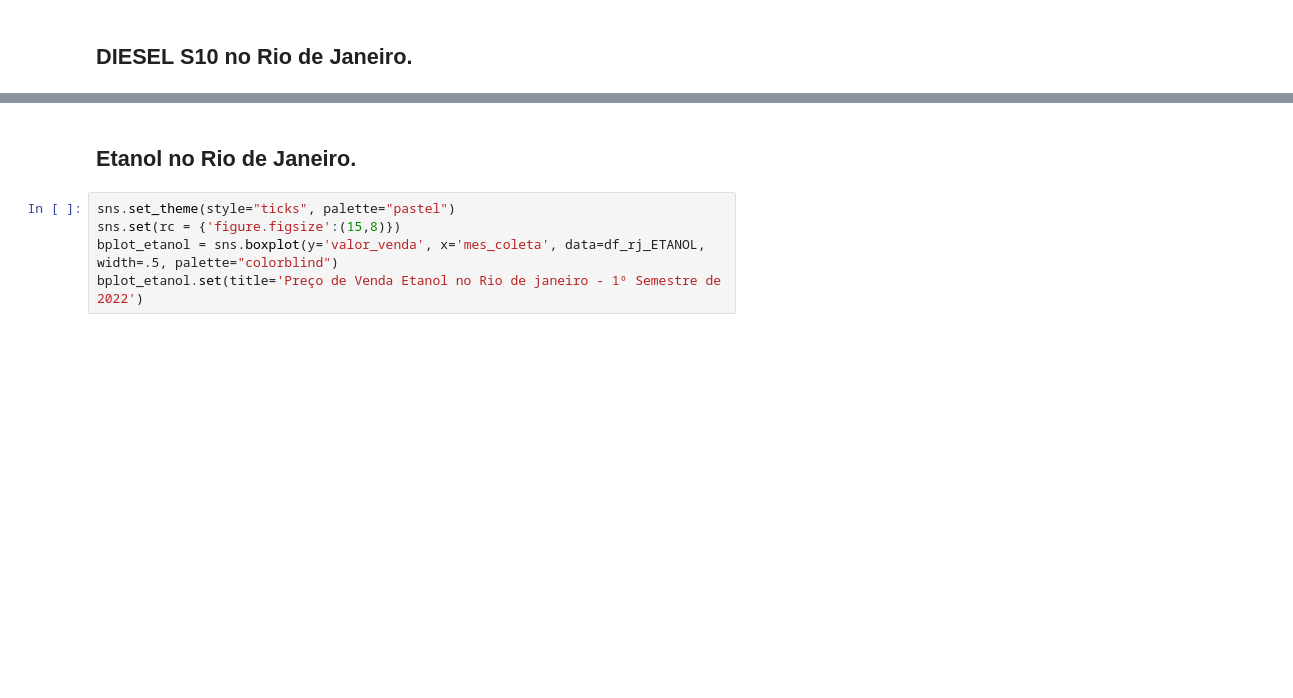
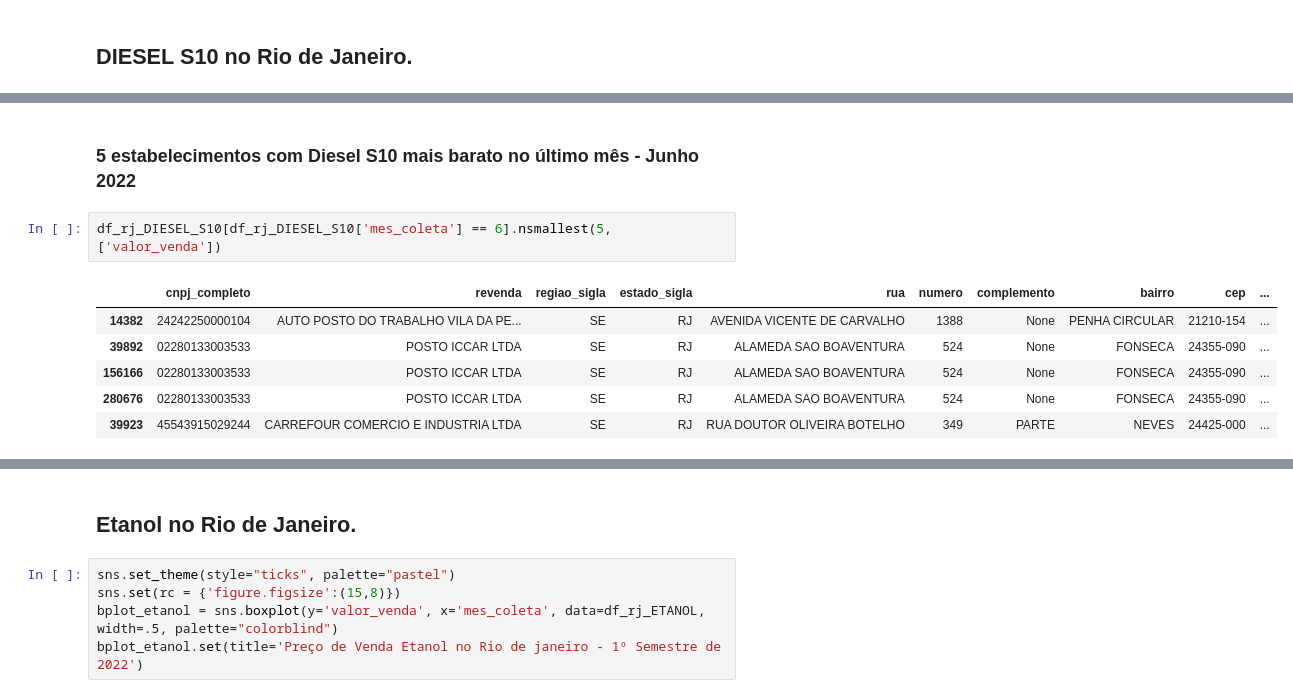
Before and after one commit to msbar/prova_tecnica, a Jupyter notebook: combustiveis/analise.ipynb, the cells around one changed output, grey strips where cells are left out. Cells and saved outputs as stored; diff of their text form; blank space fills up the shorter version.

```diff
--- a/combustiveis/analise.ipynb
+++ b/combustiveis/analise.ipynb
@@ -135,3 +154,14 @@ bplot_diesel_s10.set(title='Preço de Venda Diesel S10 no Rio de janeiro - 1º S
 # %% [output]
 [Text(0.5, 1.0, 'Preço de Venda Diesel S10 no Rio de janeiro - 1º Semestre de 2022')]
 [figure]
+# %% [markdown]
+### 5 estabelecimentos com Diesel S10 mais barato no último mês - Junho 2022
+# %%
+df_rj_DIESEL_S10[df_rj_DIESEL_S10['mes_coleta'] == 6].nsmallest(5, ['valor_venda'])
+# %% [output]
+|  | cnpj_completo | revenda | regiao_sigla | estado_sigla | rua | numero | complemento | bairro | cep | ... |
+| 14382 | 24242250000104 | AUTO POSTO DO TRABALHO VILA DA PE... | SE | RJ | AVENIDA VICENTE DE CARVALHO | 1388 | None | PENHA CIRCULAR | 21210-154 | ... |
+| 39892 | 02280133003533 | POSTO ICCAR LTDA | SE | RJ | ALAMEDA SAO BOAVENTURA | 524 | None | FONSECA | 24355-090 | ... |
+| 156166 | 02280133003533 | POSTO ICCAR LTDA | SE | RJ | ALAMEDA SAO BOAVENTURA | 524 | None | FONSECA | 24355-090 | ... |
+| 280676 | 02280133003533 | POSTO ICCAR LTDA | SE | RJ | ALAMEDA SAO BOAVENTURA | 524 | None | FONSECA | 24355-090 | ... |
+| 39923 | 45543915029244 | CARREFOUR COMERCIO E INDUSTRIA LTDA | SE | RJ | RUA DOUTOR OLIVEIRA BOTELHO | 349 | PARTE | NEVES | 24425-000 | ... |
```
Also changed, not shown: parts of 40 cells of this notebook.
